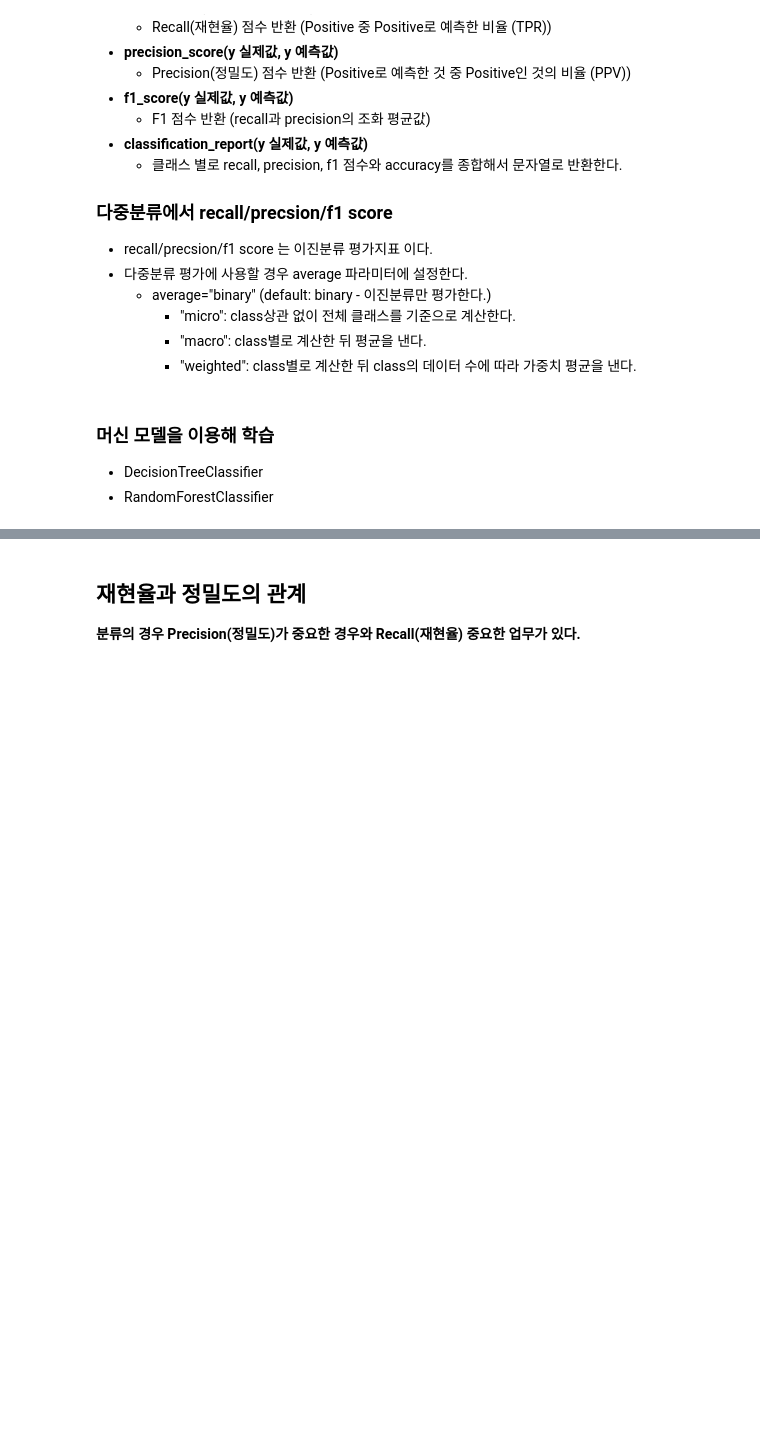
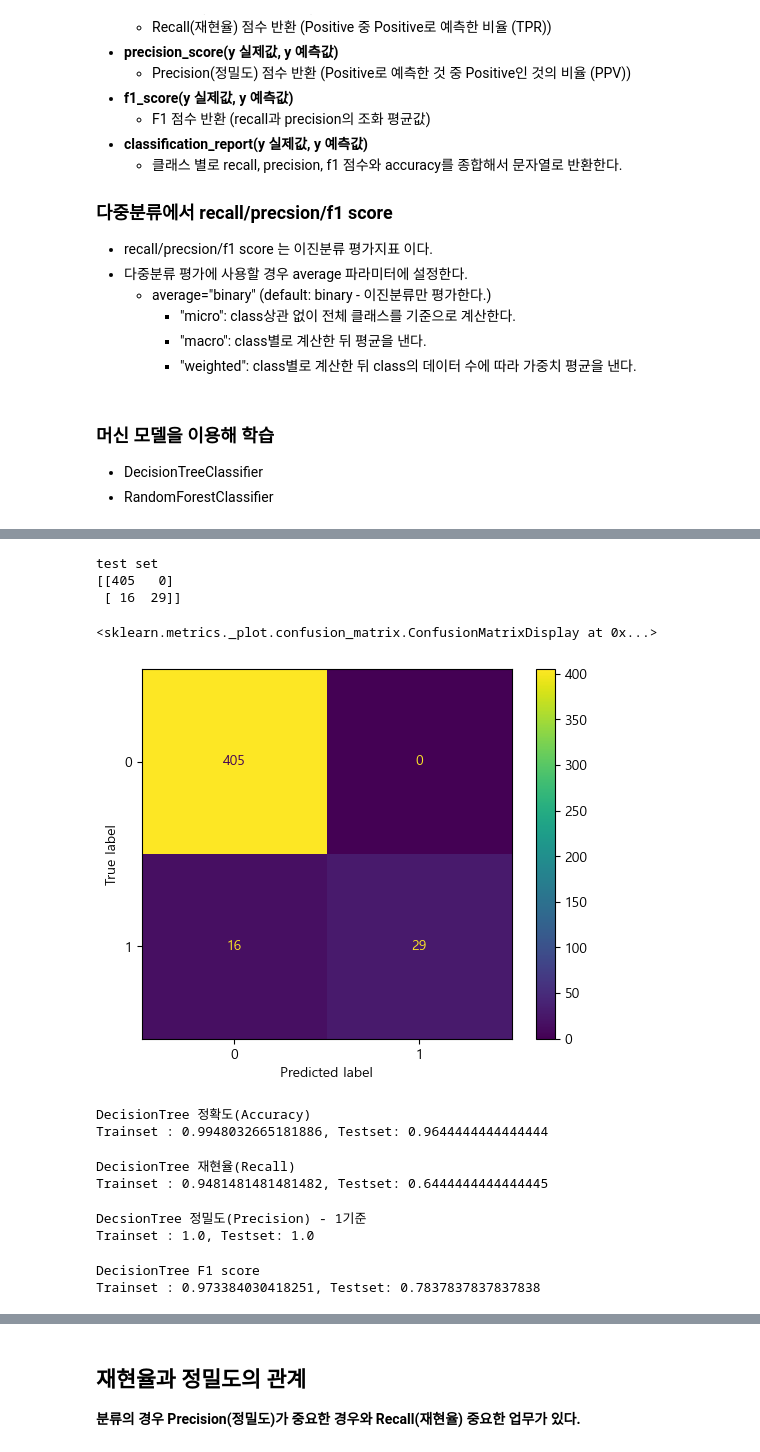
Before and after one commit to boogiewooki02/SKN13, a Jupyter notebook: 08_머신러닝/05_평가지표.ipynb, the cells around one changed output, grey strips where cells are left out. Drawn from its saved outputs; the diff is of its cells as text; code cells hidden in the pictures; blank space fills up the shorter version.

```diff
--- a/08_머신러닝/05_평가지표.ipynb
+++ b/08_머신러닝/05_평가지표.ipynb
@@ -321,2 +403,43 @@ plt.show()
+# %%
+# TODO
+# test set에 대한 confusion matrix 시각화
+cm_test = confusion_matrix(y_test, pred_test_rfc)
+print(f"test set\n{cm_test}")
+disp = ConfusionMatrixDisplay(cm_test)
+disp.plot()
+# %% [output]
+test set
+[[405   0]
+ [ 16  29]]
+<sklearn.metrics._plot.confusion_matrix.ConfusionMatrixDisplay at 0x...>
+[figure, added]
+# %%
+## 정확도 (train, test 둘 다)
+print("DecisionTree 정확도(Accuracy)")
+print(f"Trainset : {accuracy_score(y_train, pred_train_rfc)}, Testset: {accuracy_score(y_test, pred_test_rfc)}")
+# %% [output]
+DecisionTree 정확도(Accuracy)
+Trainset : 0.9948032665181886, Testset: 0.9644444444444444
+# %%
+## Recall(재현율)
+print("DecisionTree 재현율(Recall)")
+print(f"Trainset : {recall_score(y_train, pred_train_rfc)}, Testset: {recall_score(y_test, pred_test_rfc)}")
+# %% [output]
+DecisionTree 재현율(Recall)
+Trainset : 0.9481481481481482, Testset: 0.6444444444444445
+# %%
+## Precision(정밀도)
+print("DecsionTree 정밀도(Precision) - 1기준")
+print(f"Trainset : {precision_score(y_train, pred_train_rfc)}, Testset: {precision_score(y_test, pred_test_rfc)}")
+# %% [output]
+DecsionTree 정밀도(Precision) - 1기준
+Trainset : 1.0, Testset: 1.0
+# %%
+## F1 Score
+print("DecisionTree F1 score")
+print(f"Trainset : {f1_score(y_train, pred_train_rfc)}, Testset: {f1_score(y_test, pred_test_rfc)}")
+# %% [output]
+DecisionTree F1 score
+Trainset : 0.973384030418251, Testset: 0.7837837837837838
 # %%
 ## Classification Report 출력
```
Also changed, not shown: parts of 61 cells of this notebook, 1 other file.
